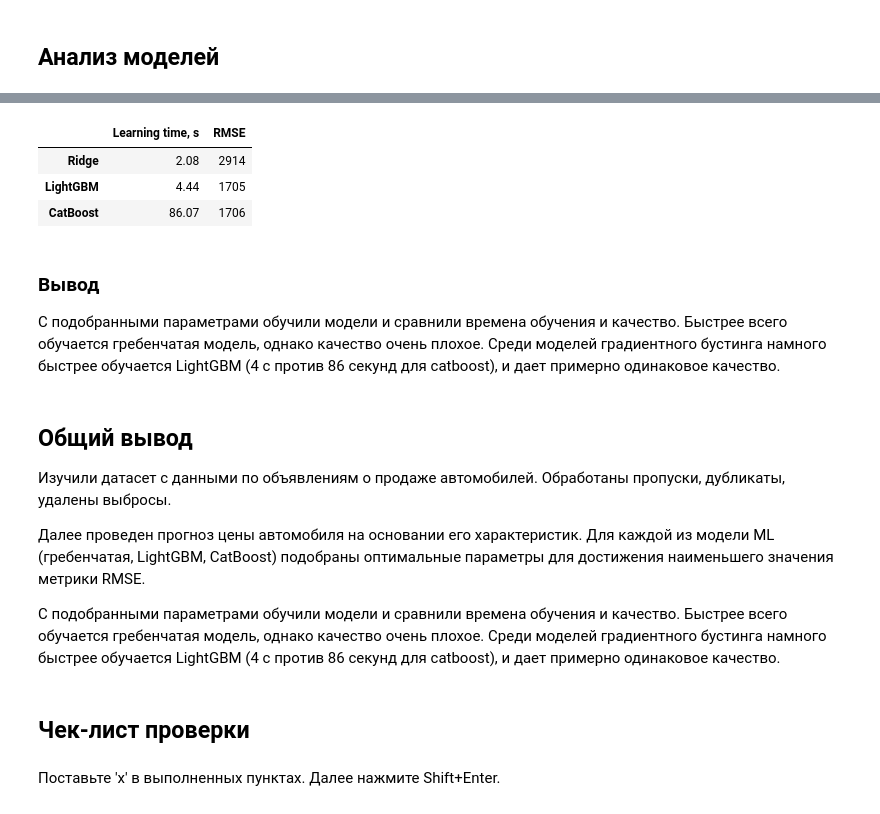
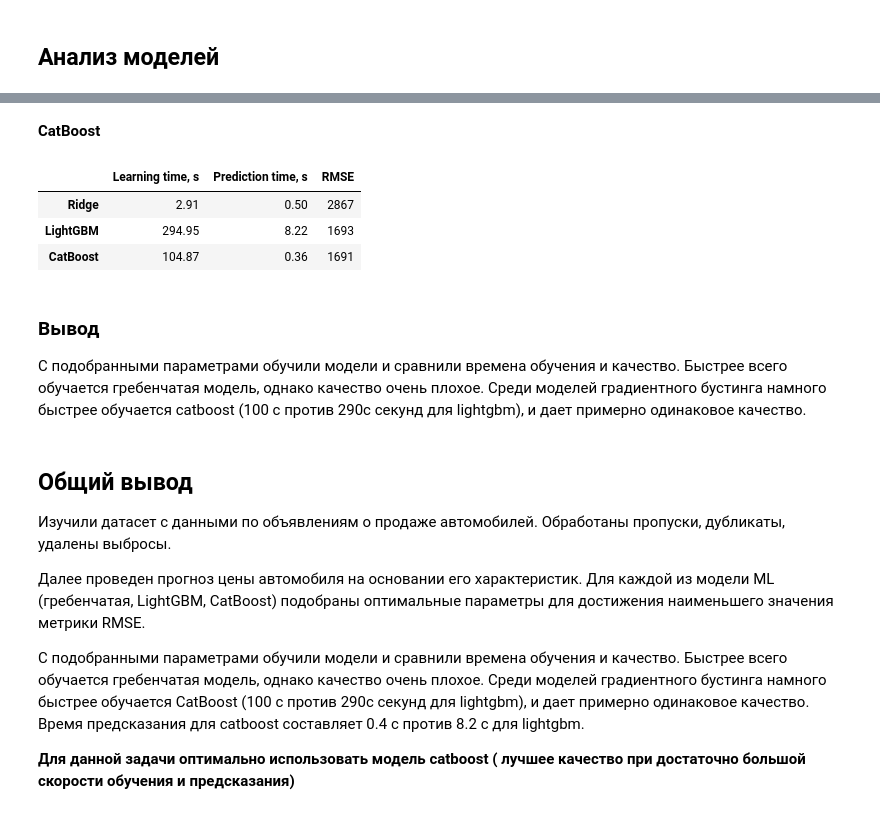
Before and after one commit to acetat/projects_yandex, a Jupyter notebook: project-autos/project-autos.ipynb, the cells around one changed output, grey strips where cells are left out. Drawn from its saved outputs; the diff is of its cells as text; code cells hidden in the pictures.

```diff
--- a/project-autos/project-autos.ipynb
+++ b/project-autos/project-autos.ipynb
@@ -492,4 +560,4 @@ models = [Ridge(alpha=1.54),
 # %%
 #arrays to save rmse and duration of fitting
-time_spent = []
+time_learn, time_pred = [], []
 rmse = []
@@ -498,5 +568,9 @@ model=Ridge(alpha=1.54)
 
 starttime = time.time()
 model.fit(X_enc_train, y_train)
-time_spent.append(round(time.time() - starttime, 2))
+time_learn.append(round(time.time() - starttime, 2))
+
+starttime = time.time()
+pred = model.predict(X_enc_valid)
+time_pred.append(round(time.time() - starttime, 2))
 rmse.append(round(mean_squared_error(model.predict(X_enc_valid), y_valid) ** 0.5))
@@ -504,6 +580,10 @@ rmse.append(round(mean_squared_error(model.predict(X_enc_valid), y_valid) ** 0.5
 model = lgb.LGBMRegressor(random_state=25, verbose=200,  **{'learning_rate': 0.07209091874779094, 'max_depth': 14, 'n_estimators': 928})
 
 starttime = time.time()
-model.fit(X_train, y_train, categorical_feature=categorical)
-time_spent.append(round(time.time() - starttime, 2))
-rmse.append(round(mean_squared_error(model.predict(X_valid), y_valid) ** 0.5))
+model.fit(X_train, y_train, categorical_feature='auto')
+time_learn.append(round(time.time() - starttime, 2))
+
+starttime = time.time()
+pred = model.predict(X_valid)
+time_pred.append(round(time.time() - starttime, 2))
+rmse.append(round(mean_squared_error(pred, y_valid) ** 0.5))
@@ -528,28 +590,32 @@ And if memory is not enough, you can set `force_col_wise=true`.
+# %% [markdown]
+**CatBoost**
 # %%
 model = CatBoostRegressor(random_state=25, verbose=0, **{'learning_rate': 0.10120939993482243, 'max_depth': 13, 'n_estimators': 641})
 
 starttime = time.time()
 model.fit(X_enc_train, y_train)
-time_spent.append(round(time.time() - starttime, 2))
-rmse.append(round(mean_squared_error(model.predict(X_enc_valid), y_valid) ** 0.5))
+time_learn.append(round(time.time() - starttime, 2))
+
+starttime = time.time()
+pred = model.predict(X_enc_valid)
+time_pred.append(round(time.time() - starttime, 2))
+rmse.append(round(mean_squared_error(pred, y_valid) ** 0.5))
 # %%
-pd.DataFrame(data={'Learning time, s':time_spent, 'RMSE': rmse}, index=['Ridge', 'LightGBM', 'CatBoost'])
+pd.DataFrame(data={'Learning time, s':time_learn, 'Prediction time, s': time_pred, 'RMSE': rmse}, index=['Ridge', 'LightGBM', 'CatBoost'])
 # %% [output]
-|  | Learning time, s | RMSE |
-| Ridge | 2.08 | 2914 |
-| LightGBM | 4.44 | 1705 |
-| CatBoost | 86.07 | 1706 |
+|  | Learning time, s | Prediction time, s | RMSE |
+| Ridge | 2.91 | 0.50 | 2867 |
+| LightGBM | 294.95 | 8.22 | 1693 |
+| CatBoost | 104.87 | 0.36 | 1691 |
 # %% [markdown]
 ### Вывод
-С подобранными параметрами обучили модели и сравнили времена обучения и качество. Быстрее всего обучается гребенчатая модель, однако качество очень плохое. Среди моделей градиентного бустинга намного быстрее обучается LightGBM (4 с против 86 секунд для catboost), и дает примерно одинаковое качество.
+С подобранными параметрами обучили модели и сравнили времена обучения и качество. Быстрее всего обучается гребенчатая модель, однако качество очень плохое. Среди моделей градиентного бустинга намного быстрее обучается catboost (100 с против 290с секунд для lightgbm), и дает примерно одинаковое качество.
 # %% [markdown]
 ## Общий вывод
 Изучили датасет с данными по объявлениям о продаже автомобилей. Обработаны пропуски, дубликаты, удалены выбросы.
 
 Далее проведен прогноз цены автомобиля на основании его характеристик. Для каждой из модели ML (гребенчатая, LightGBM, CatBoost) подобраны оптимальные параметры для достижения наименьшего значения метрики RMSE.
 
-С подобранными параметрами обучили модели и сравнили времена обучения и качество. Быстрее всего обучается гребенчатая модель, однако качество очень плохое. Среди моделей градиентного бустинга намного быстрее обучается LightGBM (4 с против 86 секунд для catboost), и дает примерно одинаковое качество.
+С подобранными параметрами обучили модели и сравнили времена обучения и качество. Быстрее всего обучается гребенчатая модель, однако качество очень плохое. Среди моделей градиентного бустинга намного быстрее обучается CatBoost (100 с против 290с секунд для lightgbm), и дает примерно одинаковое качество. Время предсказания для catboost составляет 0.4 с против 8.2 с для lightgbm.
+
+**Для данной задачи оптимально использовать модель catboost ( лучшее качество при достаточно большой скорости обучения и предсказания)**
-# %% [markdown]
-## Чек-лист проверки
-# %% [markdown]
-Поставьте 'x' в выполненных пунктах. Далее нажмите Shift+Enter.
```
Also changed, not shown: parts of 29 cells of this notebook, 1 other file.
